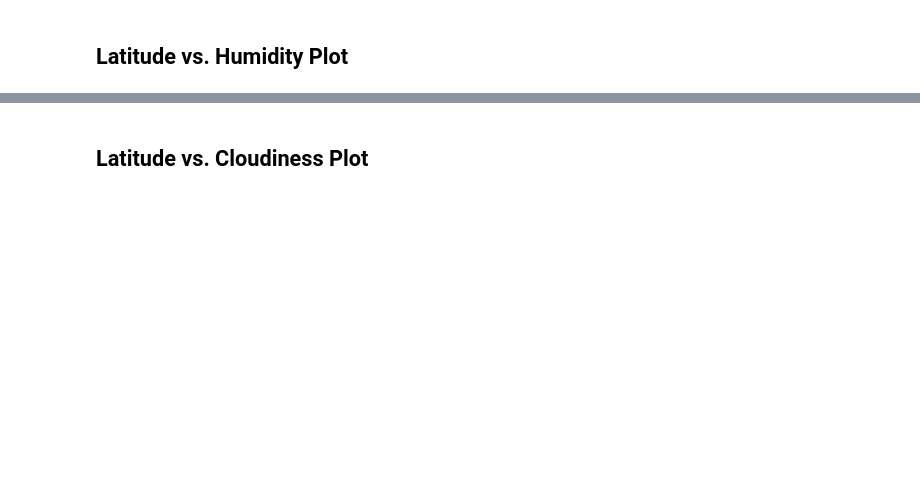
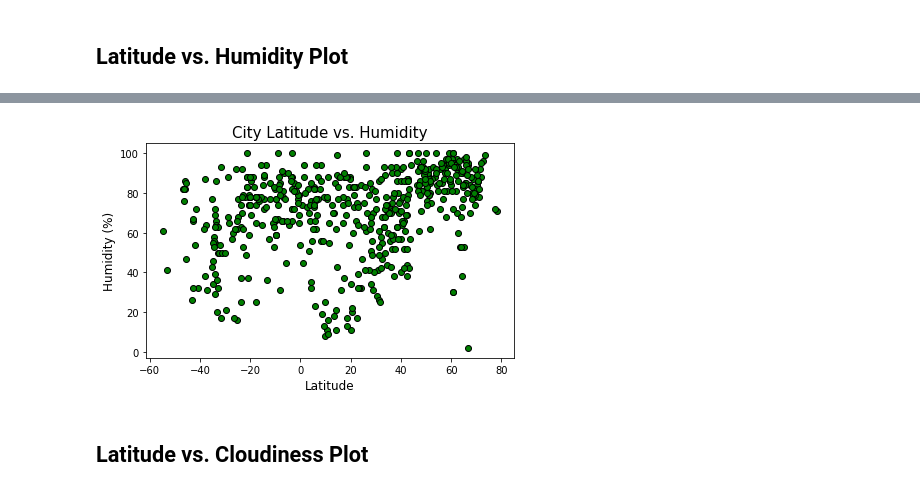
Before and after one commit to HaifaNajdawi/Python-API, a Jupyter notebook: weatherPy/WeatherPy.ipynb, the cells around one changed output, grey strips where cells are left out. Cells and saved outputs as stored; diff of their text form; code cells hidden in the pictures; blank space fills up the shorter version.

```diff
--- a/weatherPy/WeatherPy.ipynb
+++ b/weatherPy/WeatherPy.ipynb
@@ -182,2 +196,15 @@ Skip this step if there are no cities that have humidity > 100%.
+# %%
+lat = city_data["Lat"]
+humidity=city_data["Humidity"]
+
+plt.scatter(lat,humidity,color="g",edgecolors="k",alpha=1)
+plt.xlabel("Latitude",fontsize=12)
+plt.ylabel("Humidity (%)",fontsize=12)
+plt.title("City Latitude vs. Humidity",fontsize=15)
+plt.tight_layout()
+plt.savefig("output_data/City Latitude vs. Humidity.png")
+plt.show()
+# %% [output]
+[figure, added]
 # %% [markdown]
 ## Latitude vs. Cloudiness Plot
```
Also changed, not shown: parts of 25 cells of this notebook.
